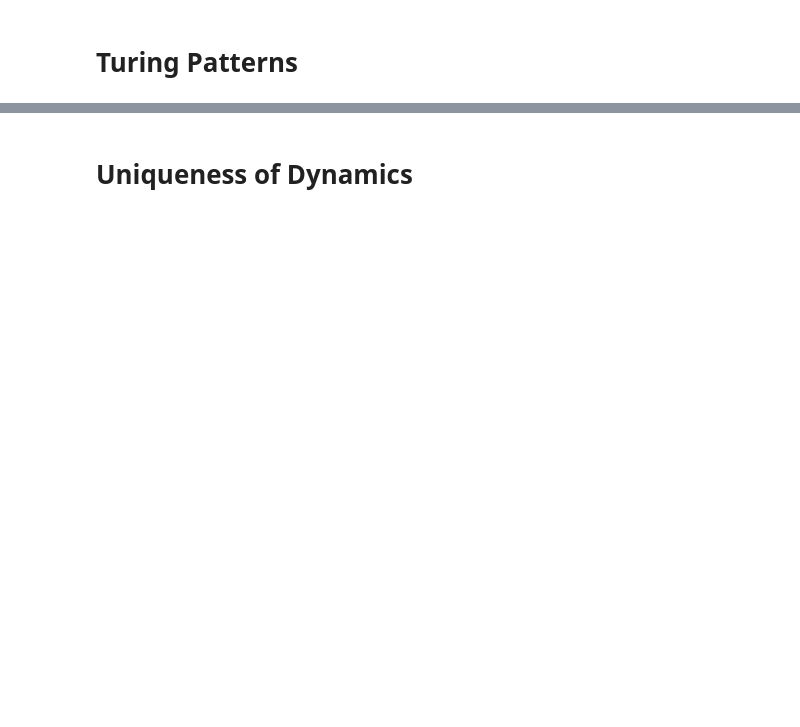
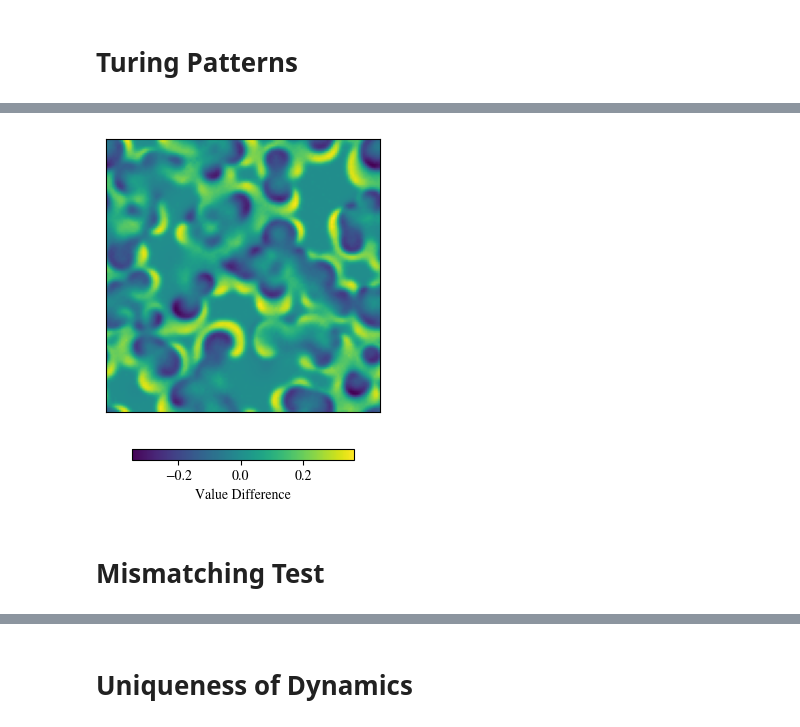
Before and after one commit to Zhangyanbo/pattern_to_dynamics, a Jupyter notebook: 2D_continous/training_free_turing.ipynb, the cells around one changed output, grey strips where cells are left out. Saved outputs shown, nothing was run; the diff lists cells and outputs as text; code cells hidden in the pictures; blank space fills up the shorter version.

```diff
--- a/2D_continous/training_free_turing.ipynb
+++ b/2D_continous/training_free_turing.ipynb
@@ -85,0 +118,20 @@ plt.show()
+# %%
+name = 'waves'
+ema_pattern = sim_results[name][0]
+eta = 0.95
+for i in range(200):
+    ema_pattern = eta * ema_pattern + (1 - eta) * sim_results[name][i]
+
+plt.figure(figsize=(4, 4))
+diff = ema_pattern - sim_results[name][0]
+
+im = plt.imshow(diff[0, 1].cpu().numpy())
+plt.colorbar(im, shrink=0.6, label='Value Difference', orientation='horizontal', pad=0.1)
+plt.xticks([]); plt.yticks([])
+plt.tight_layout()
+plt.savefig('../cover/waves_ema.pdf', bbox_inches='tight')
+plt.show()
+# %% [output]
+[figure, added]
+# %% [markdown]
+# Mismatching Test
```
Also changed, not shown: parts of 21 cells of this notebook.
